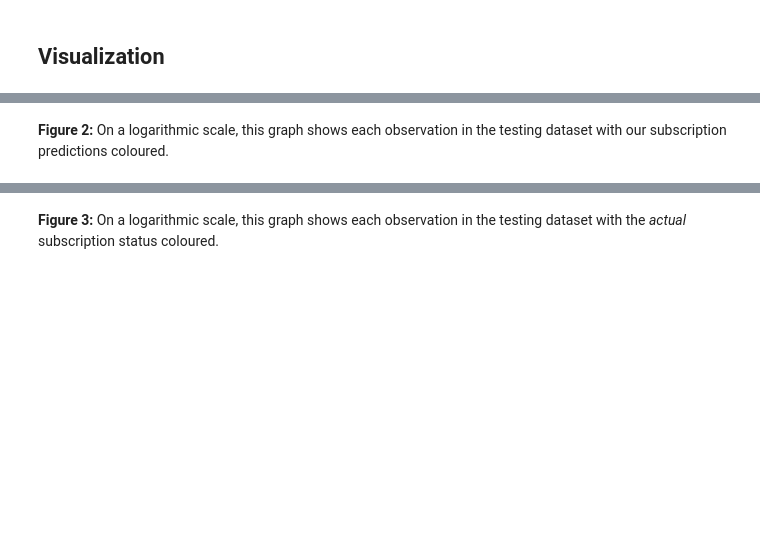
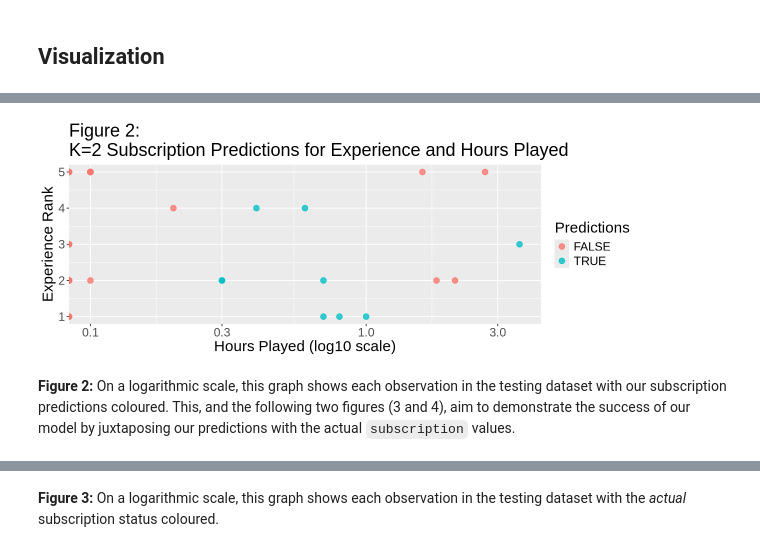
Before and after one commit to CharlieGatley67/group_project, a Jupyter notebook: group_project_2.0.ipynb, the cells around one changed output, grey strips where cells are left out. Drawn from its saved outputs; the diff is of its cells as text; code cells hidden in the pictures; blank space fills up the shorter version.

```diff
--- a/group_project_2.0.ipynb
+++ b/group_project_2.0.ipynb
@@ -348,8 +450,9 @@ set.seed(12)
 options(repr.plot.width = 10, repr.plot.height = 4)
 k_2_preds <- predictions_2 |>
     ggplot(aes(x = played_hours, y = experience, color = .pred_class)) +
-    geom_point() +
+    geom_point(alpha = 0.8, size = 3) +
     labs(x = "Hours Played (log10 scale)", y = "Experience Rank", color = "Predictions", title = "Figure 2:\nK=2 Subscription Predictions for Experience and Hours Played") +
     scale_x_log10() +
     theme(text = element_text(size = 18))
 k_2_preds
+# %% [output]
@@ -356,5 +461,6 @@ k_2_preds
+[figure, added]
 # %% [markdown]
-**Figure 2:** On a logarithmic scale, this graph shows each observation in the testing dataset with our subscription predictions coloured.
+**Figure 2:** On a logarithmic scale, this graph shows each observation in the testing dataset with our subscription predictions coloured. This, and the following two figures (3 and 4), aim to demonstrate the success of our model by juxtaposing our predictions with the actual `subscription` values.
 # %%
 set.seed(12)
 options(repr.plot.width = 10, repr.plot.height = 4)
```
Also changed, not shown: parts of 28 cells of this notebook.
